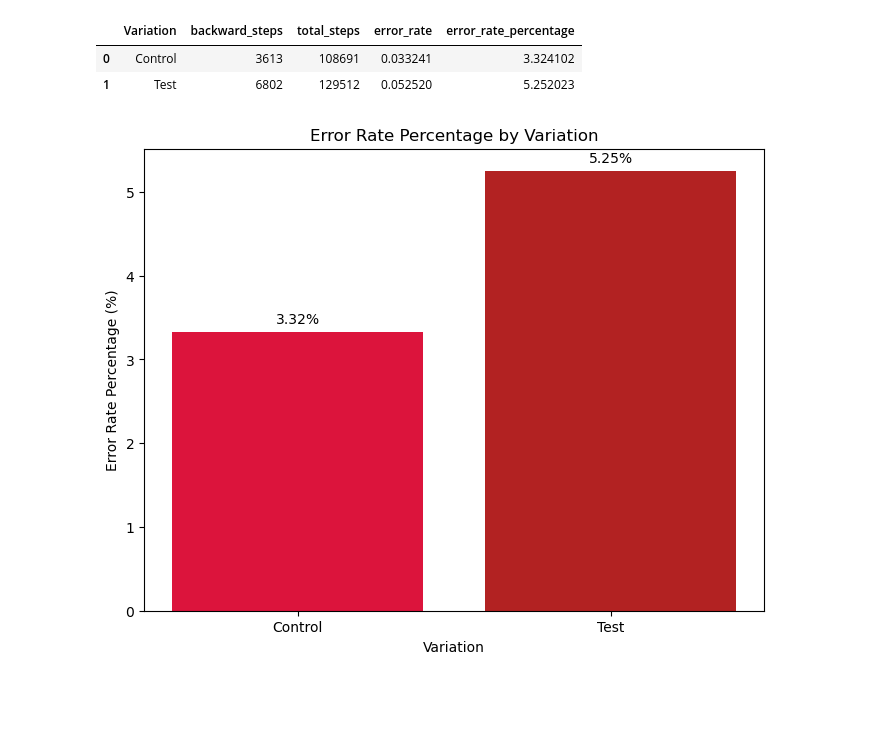
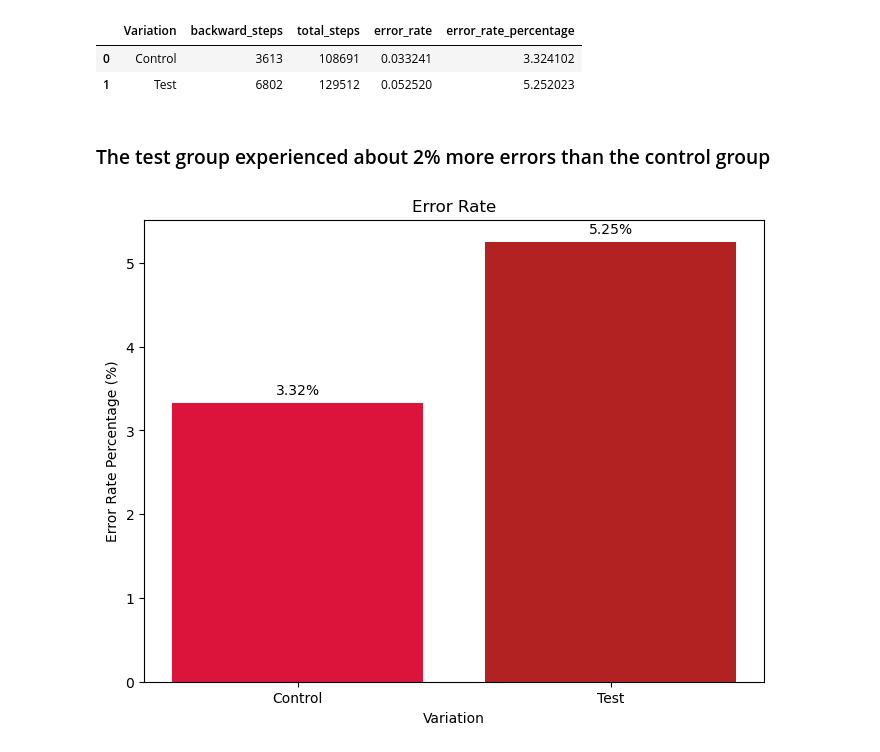
Before and after one commit to tsuijonathan/vanguard-ab-test, a Jupyter notebook: notebooks/KPI.ipynb, the cells around one changed output. Drawn from its saved outputs; the diff is of its cells as text; code cells hidden in the pictures; blank space fills up the shorter version.

```diff
--- a/notebooks/KPI.ipynb
+++ b/notebooks/KPI.ipynb
@@ -170,28 +192,25 @@ error_data['error_rate_percentage'] = error_data['error_rate'] * 100
 |  | Variation | backward_steps | total_steps | error_rate | error_rate_percentage |
 | 0 | Control | 3613 | 108691 | 0.033241 | 3.324102 |
 | 1 | Test | 6802 | 129512 | 0.052520 | 5.252023 |
-# %%
-data = {
-    'Variation': ['Control', 'Test'],
-    'error_rate_percentage': [3.324102, 5.252023]
-}
-
-# Create a DataFrame
-error_rate_df = pd.DataFrame(data)
-
-# Plot the bar chart
-plt.figure(figsize=(8, 6))
-plt.bar(error_rate_df['Variation'], error_rate_df['error_rate_percentage'], color=['crimson', 'firebrick'])
-
-# Add labels and title
-plt.xlabel('Variation')
-plt.ylabel('Error Rate Percentage (%)')
-plt.title('Error Rate Percentage by Variation')
-
-# Add percentage labels on top of each bar
-for i, value in enumerate(error_rate_df['error_rate_percentage']):
-    plt.text(i, value + 0.1, f"{value:.2f}%", ha='center', fontsize=10)
-
-plt.show()
-# %% [output]
-[figure, removed]
+# %% [markdown]
+### The test group experienced about 2% more errors than the control group
+# %%
+# Plot the bar chart using error_data
+plt.bar(error_data['Variation'], error_data['error_rate_percentage'], color=['crimson', 'firebrick'])
+
+# Add labels and title
+plt.xlabel('Variation')
+plt.ylabel('Error Rate Percentage (%)')
+plt.title('Error Rate')
+
+# Add percentage labels on top of each bar
+for i, value in enumerate(error_data['error_rate_percentage']):
+    plt.text(i, value + 0.1, f"{value:.2f}%", ha='center', fontsize=10)
+
+# Save the plot as an image
+plt.savefig("../figures/error_rate.jpeg", format="jpeg", dpi=300)
+
+# Show the plot
+plt.show()
+# %% [output]
+[figure, added]
```
Also changed, not shown: parts of 11 cells of this notebook.
